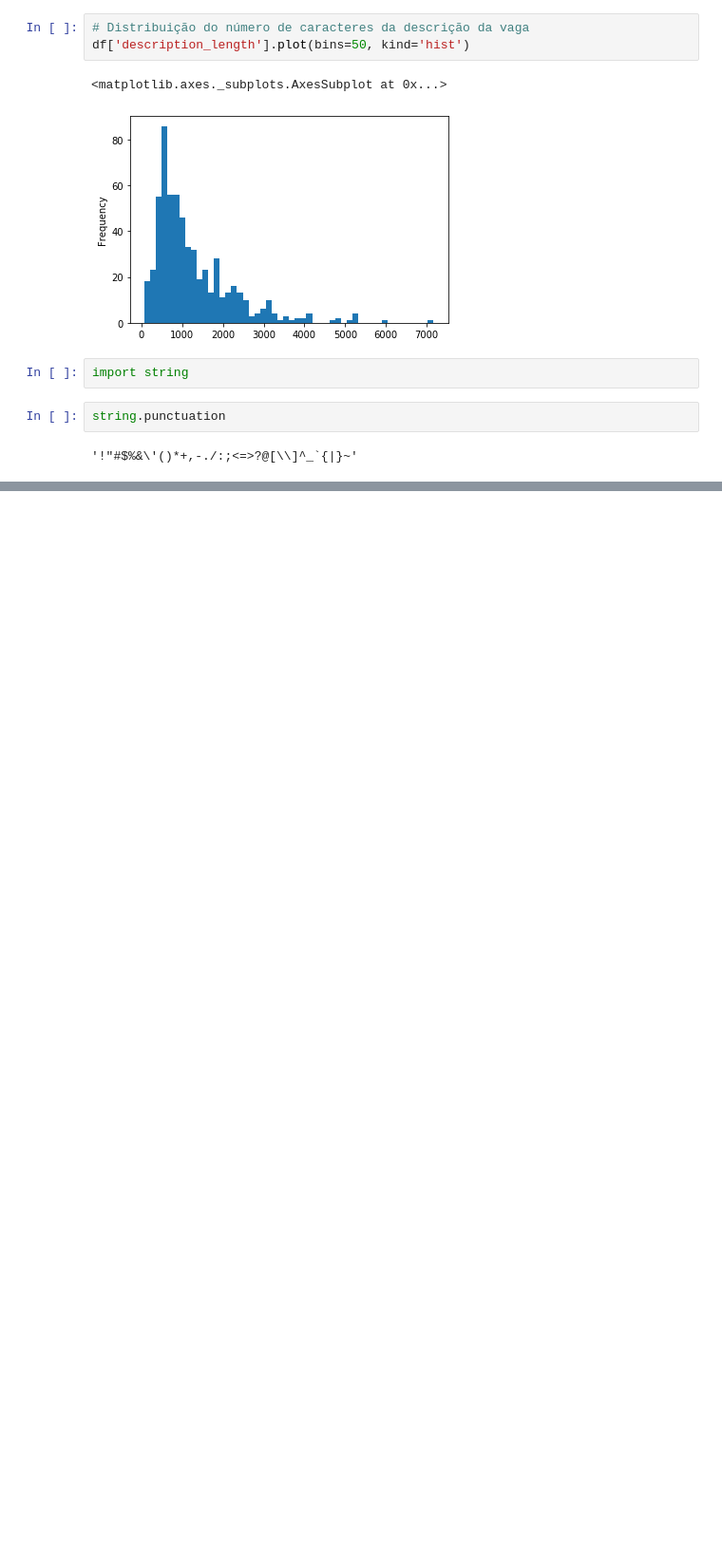
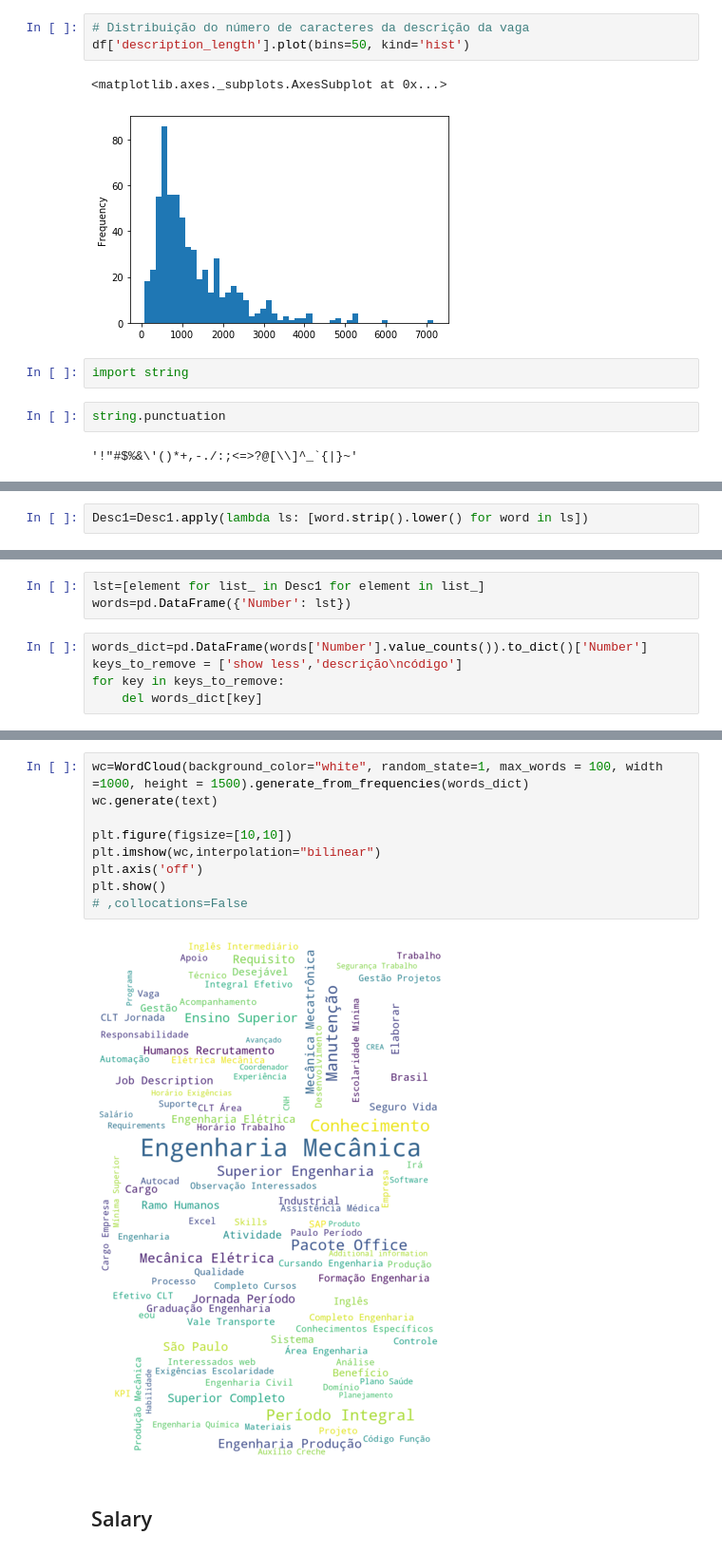
Before and after one commit to marcellohro-hub/Linkedin_scraping-and-analysis, a Jupyter notebook: Analysis.ipynb, the cells around one changed output, grey strips where cells are left out. Shown at 95% size. Cells and saved outputs as stored; diff of their text form; blank space fills up the shorter version.

Commit message:
salary

```diff
--- a/Analysis.ipynb
+++ b/Analysis.ipynb
@@ -473,0 +313,2 @@ Show less - MISC - Miscellaneous entities, e.g. events, nationalities, products
+# %%
+Desc1=Desc1.apply(lambda ls: [word.strip().lower() for word in ls])
@@ -473,0 +330,8 @@ Show less - MISC - Miscellaneous entities, e.g. events, nationalities, products
+# %%
+lst=[element for list_ in Desc1 for element in list_]
+words=pd.DataFrame({'Number': lst})
+# %%
+words_dict=pd.DataFrame(words['Number'].value_counts()).to_dict()['Number']
+keys_to_remove = ['show less','descrição\ncódigo']
+for key in keys_to_remove:
+    del words_dict[key]
@@ -473,0 +361,13 @@ Show less - MISC - Miscellaneous entities, e.g. events, nationalities, products
+# %%
+wc=WordCloud(background_color="white", random_state=1, max_words = 100, width =1000, height = 1500).generate_from_frequencies(words_dict)
+wc.generate(text)
+
+plt.figure(figsize=[10,10])
+plt.imshow(wc,interpolation="bilinear")
+plt.axis('off')
+plt.show()
+# ,collocations=False
+# %% [output]
+[figure, added]
+# %% [markdown]
+## Salary
```
Also changed, not shown: parts of 55 cells of this notebook.
